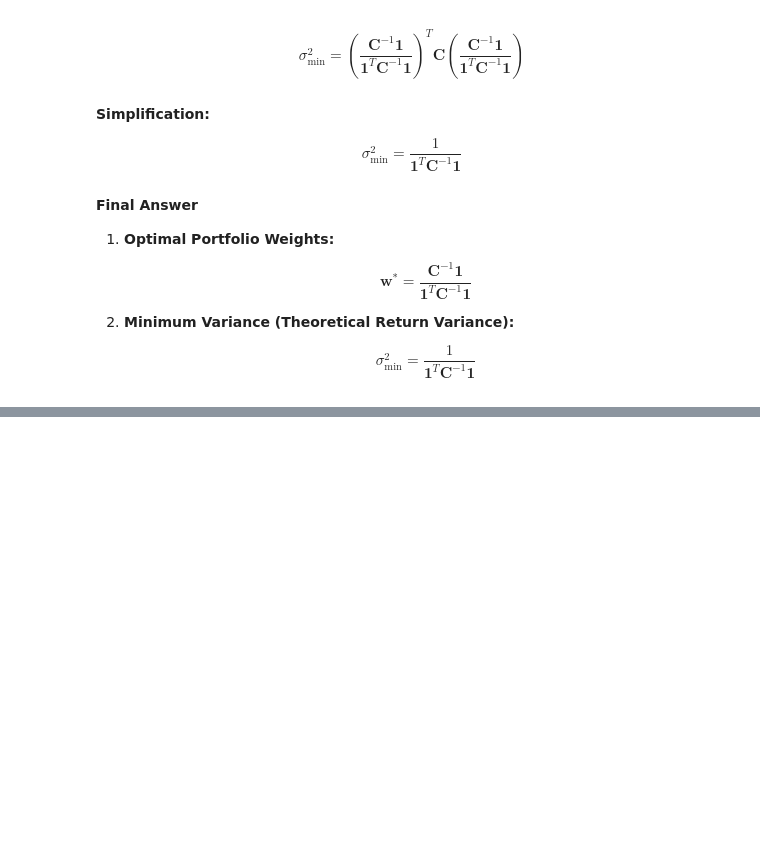
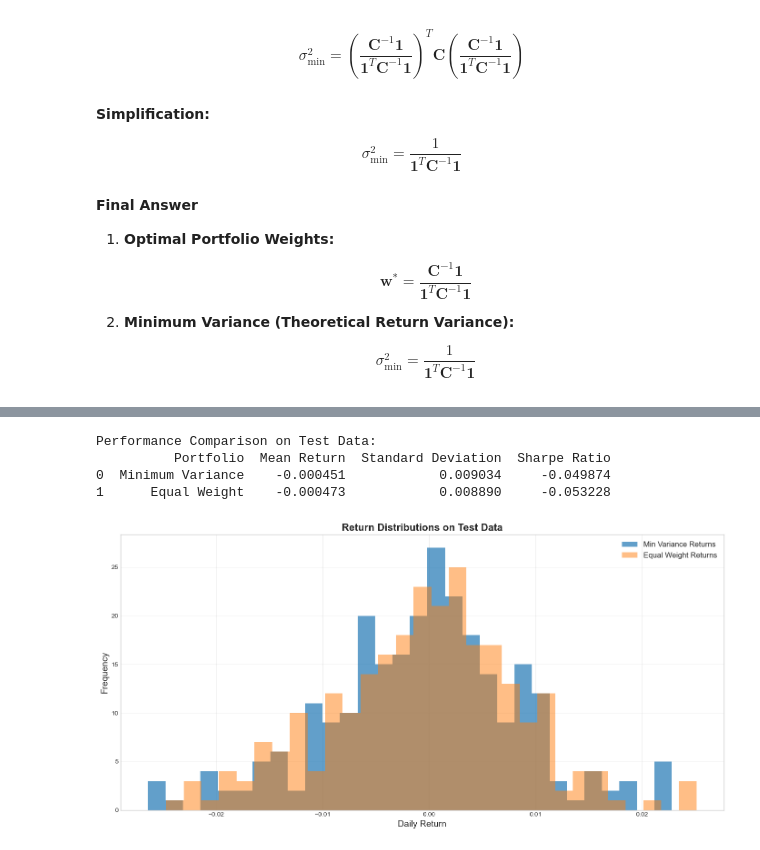
Before and after one commit to yiranLou/DCGAN, a Jupyter notebook: KCL_finan/3.Portfolio_Optimization.ipynb, the cells around one changed output, grey strips where cells are left out. Saved outputs shown, nothing was run; the diff lists cells and outputs as text; code cells hidden in the pictures; blank space fills up the shorter version.

```diff
--- a/KCL_finan/3.Portfolio_Optimization.ipynb
+++ b/KCL_finan/3.Portfolio_Optimization.ipynb
@@ -156,0 +511,70 @@ $$
+# %%
+# Calculate portfolio returns
+# Training set
+train_returns_min_var = np.dot(train_data.values, min_var_weights)
+train_returns_equal = np.dot(train_data.values, equal_weights)
+
+# Testing set
+test_returns_min_var = np.dot(test_data.values, min_var_weights)
+test_returns_equal = np.dot(test_data.values, equal_weights)
+
+# Create DataFrames for returns
+train_returns_df = pd.DataFrame({
+    'Min Variance': train_returns_min_var,
+    'Equal Weight': train_returns_equal
+})
+
+test_returns_df = pd.DataFrame({
+    'Min Variance': test_returns_min_var,
+    'Equal Weight': test_returns_equal
+})
+
+# Calculate performance metrics on test data
+min_var_mean = np.mean(test_returns_min_var)
+min_var_std = np.std(test_returns_min_var)
+min_var_sharpe = min_var_mean / min_var_std if min_var_std != 0 else 0
+
+equal_mean = np.mean(test_returns_equal)
+equal_std = np.std(test_returns_equal)
+equal_sharpe = equal_mean / equal_std if equal_std != 0 else 0
+
+# Create performance summary
+performance = pd.DataFrame({
+    'Portfolio': ['Minimum Variance', 'Equal Weight'],
+    'Mean Return': [min_var_mean, equal_mean],
+    'Standard Deviation': [min_var_std, equal_std],
+    'Sharpe Ratio': [min_var_sharpe, equal_sharpe]
+})
+print("\nPerformance Comparison on Test Data:")
+print(performance)
+# Plot return distributions
+plt.figure(figsize=(14, 7))
+plt.hist(test_returns_min_var, bins=30, alpha=0.7, label='Min Variance Returns')
+plt.hist(test_returns_equal, bins=30, alpha=0.5, label='Equal Weight Returns')
+plt.title('Return Distributions on Test Data', fontsize=16, fontweight='bold')
+plt.xlabel('Daily Return', fontsize=14)
+plt.ylabel('Frequency', fontsize=14)
+plt.legend(fontsize=12)
+plt.grid(True, alpha=0.3)
+plt.tight_layout()
+plt.savefig('return_distributions.png', dpi=300, bbox_inches='tight')
+plt.show()
+
+# Print distribution statistics
+print("\nMin Variance Returns Statistics:")
+print(f"Mean: {np.mean(test_returns_min_var):.6f}")
+print(f"Std Dev: {np.std(test_returns_min_var):.6f}")
+print(f"Min: {np.min(test_returns_min_var):.6f}")
+print(f"Max: {np.max(test_returns_min_var):.6f}")
+
+print("\nEqual Weight Returns Statistics:")
+print(f"Mean: {np.mean(test_returns_equal):.6f}")
+print(f"Std Dev: {np.std(test_returns_equal):.6f}")
+print(f"Min: {np.min(test_returns_equal):.6f}")
+print(f"Max: {np.max(test_returns_equal):.6f}")
+# %% [output]
+Performance Comparison on Test Data:
+          Portfolio  Mean Return  Standard Deviation  Sharpe Ratio
+0  Minimum Variance    -0.000451            0.009034     -0.049874
+1      Equal Weight    -0.000473            0.008890     -0.053228
+[figure, added]
```
Also changed, not shown: parts of 12 cells of this notebook.
